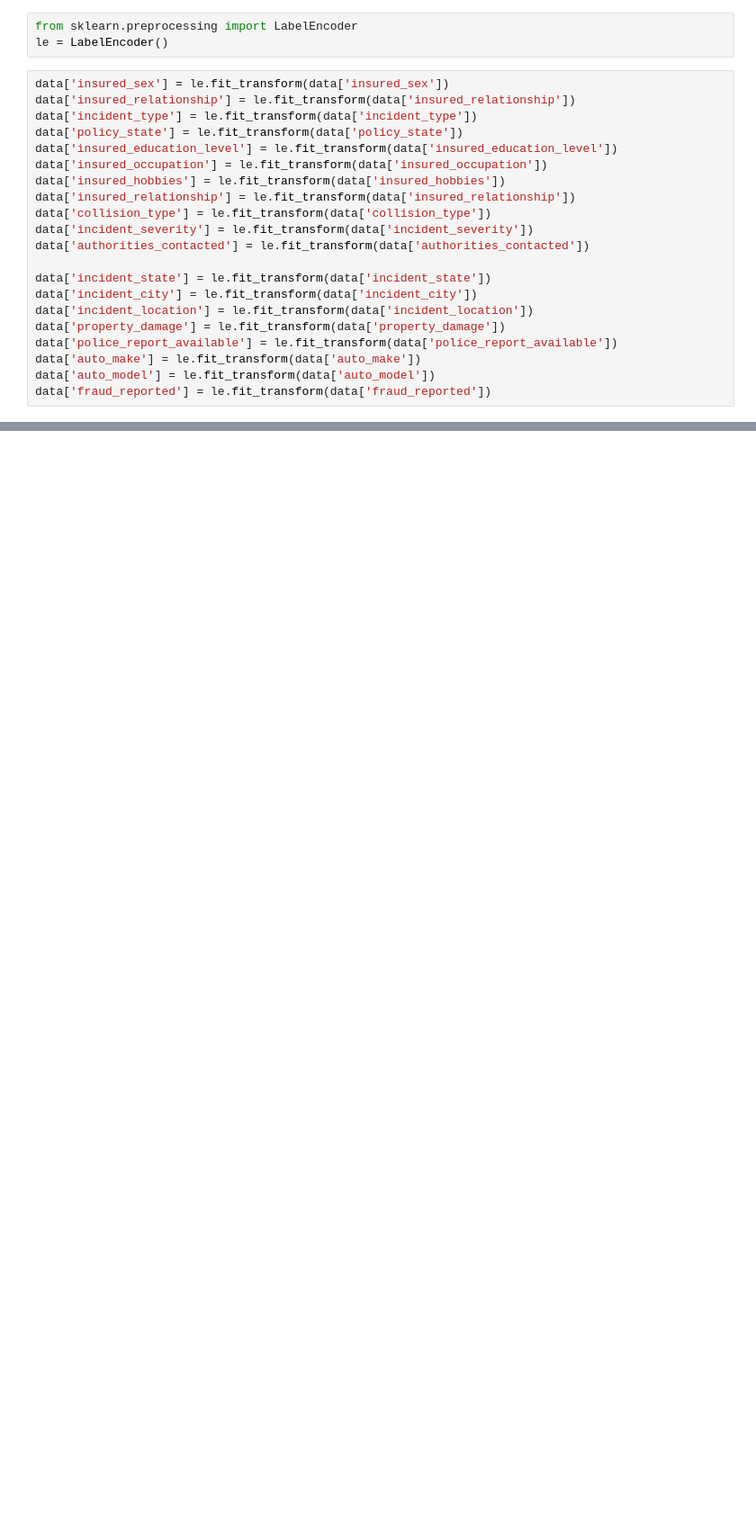
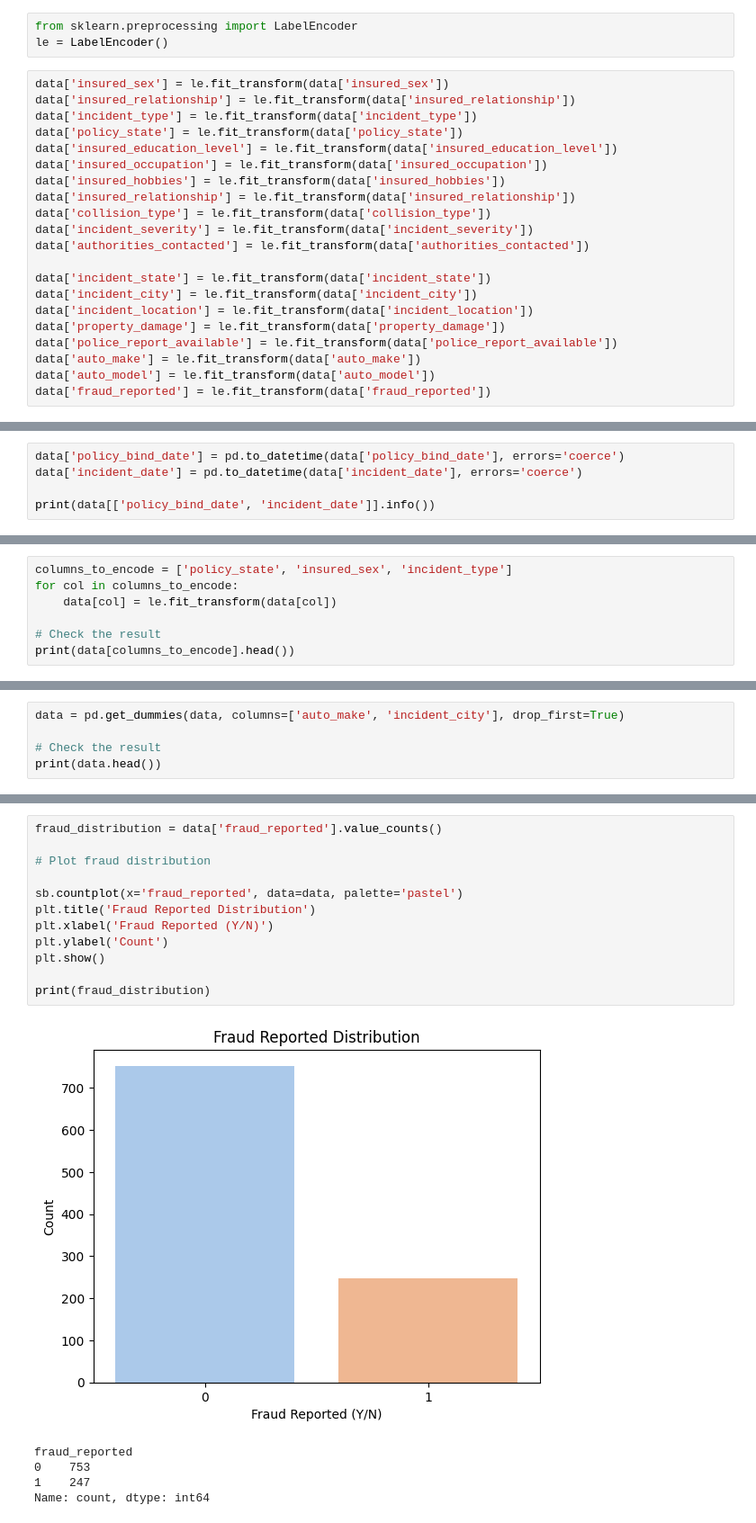
Before and after one commit to soplima/Automobile-Insurance-Claim-Prediction, a Jupyter notebook: InsuranceClaimAnalysis.ipynb, the cells around one changed output, grey strips where cells are left out. Shown at 90% size. Cells and saved outputs as stored; diff of their text form; blank space fills up the shorter version.

```diff
--- a/InsuranceClaimAnalysis.ipynb
+++ b/InsuranceClaimAnalysis.ipynb
@@ -218,0 +263,5 @@ ValueError: could not convert string to float: '2014-10-17'
+# %%
+data['policy_bind_date'] = pd.to_datetime(data['policy_bind_date'], errors='coerce')
+data['incident_date'] = pd.to_datetime(data['incident_date'], errors='coerce')
+
+print(data[['policy_bind_date', 'incident_date']].info())
@@ -218,0 +279,7 @@ ValueError: could not convert string to float: '2014-10-17'
+# %%
+columns_to_encode = ['policy_state', 'insured_sex', 'incident_type']
+for col in columns_to_encode:
+    data[col] = le.fit_transform(data[col])
+
+# Check the result
+print(data[columns_to_encode].head())
@@ -218,0 +293,5 @@ ValueError: could not convert string to float: '2014-10-17'
+# %%
+data = pd.get_dummies(data, columns=['auto_make', 'incident_city'], drop_first=True)
+
+# Check the result
+print(data.head())
@@ -218,0 +316,18 @@ ValueError: could not convert string to float: '2014-10-17'
+# %%
+fraud_distribution = data['fraud_reported'].value_counts()
+
+# Plot fraud distribution
+
+sb.countplot(x='fraud_reported', data=data, palette='pastel')
+plt.title('Fraud Reported Distribution')
+plt.xlabel('Fraud Reported (Y/N)')
+plt.ylabel('Count')
+plt.show()
+
+print(fraud_distribution)
+# %% [output]
+[figure, added]
+fraud_reported
+0    753
+1    247
+Name: count, dtype: int64
```
Also changed, not shown: parts of 18 cells of this notebook.
